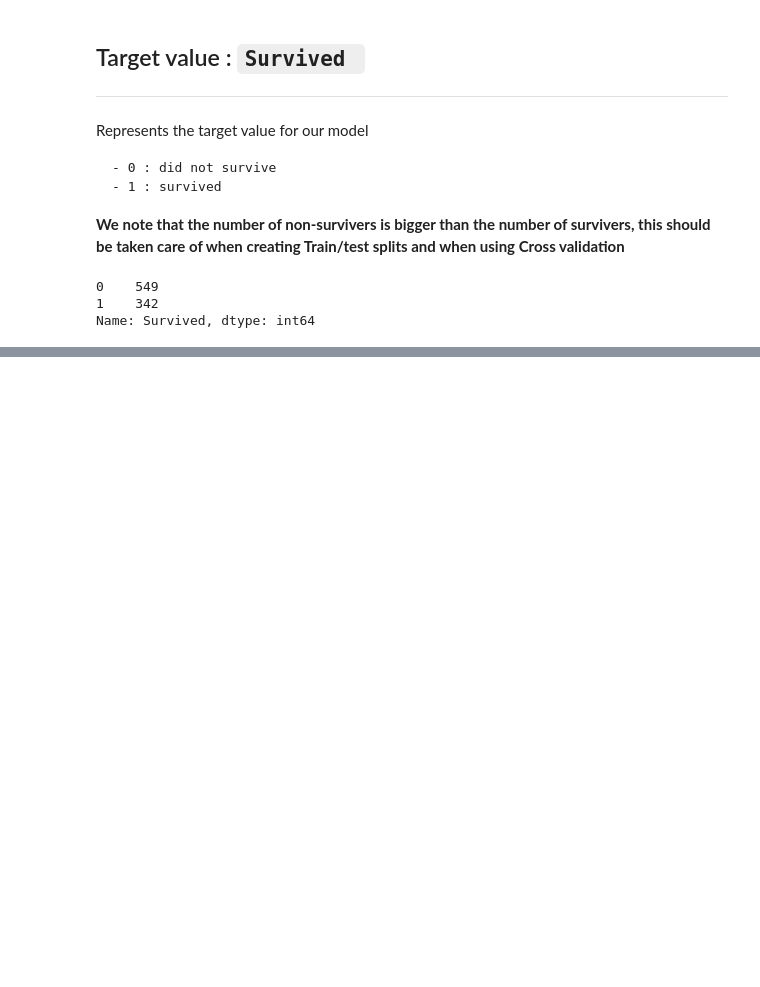
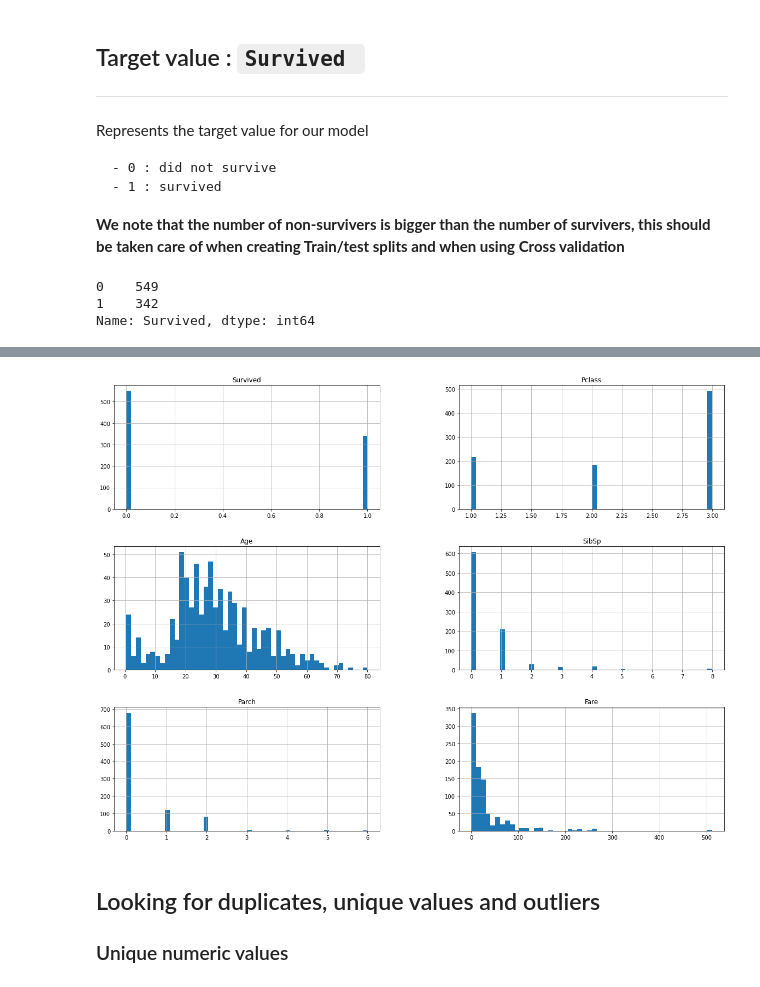
Before and after one commit to V1rex/100_ml_project, a Jupyter notebook: 010 - Titanic.ipynb, the cells around one changed output, grey strips where cells are left out. Saved outputs shown, nothing was run; the diff lists cells and outputs as text; code cells hidden in the pictures; blank space fills up the shorter version.

```diff
--- a/010 - Titanic.ipynb
+++ b/010 - Titanic.ipynb
@@ -138,0 +189,3 @@ Name: Survived, dtype: int64
+# %%
+columns_drop = ['PassengerId','Name', 'Ticket', 'Cabin']
+df = df.drop(columns_drop, axis='columns')
@@ -138,0 +208,10 @@ Name: Survived, dtype: int64
+# %%
+%matplotlib inline
+import matplotlib.pyplot as plt
+df.hist(bins=50, figsize=(20,15))
+plt.show()
+# %% [output]
+[figure, added]
+# %% [markdown]
+## Looking for duplicates, unique values and outliers
+### Unique numeric values
```
Also changed, not shown: parts of 28 cells of this notebook.
